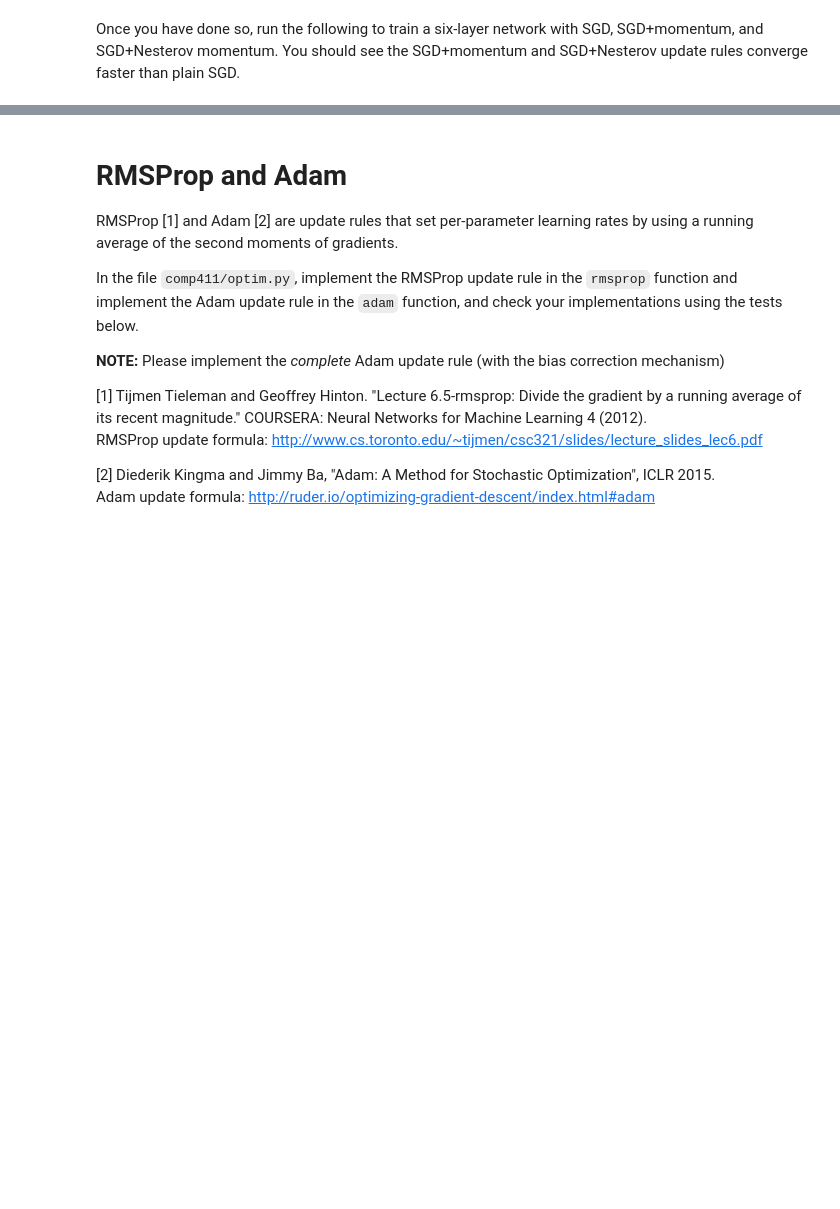
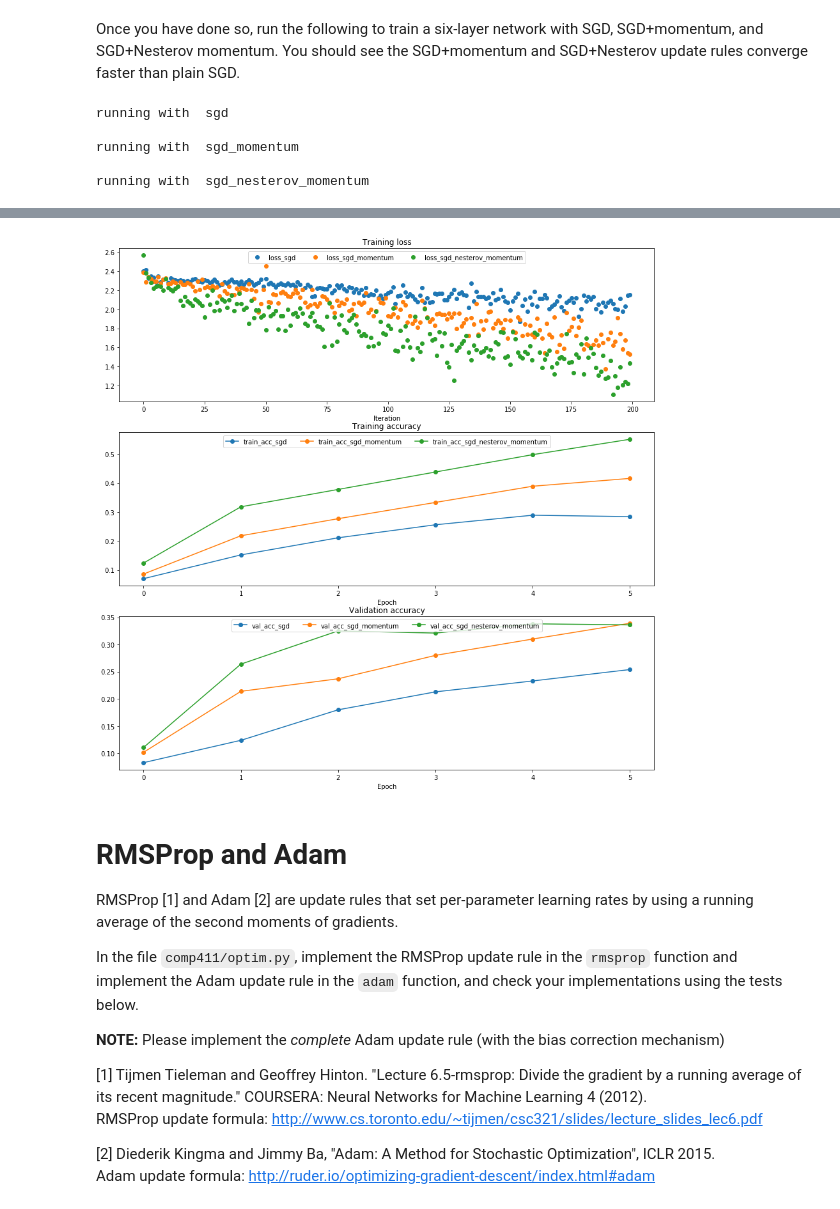
Before and after one commit to firattamur/VisionWithDeepLearning-Assignments, a Jupyter notebook: Assignment-2/FullyConnectedNets.ipynb, the cells around one changed output, grey strips where cells are left out. Saved outputs shown, nothing was run; the diff lists cells and outputs as text; code cells hidden in the pictures; blank space fills up the shorter version.

```diff
--- a/Assignment-2/FullyConnectedNets.ipynb
+++ b/Assignment-2/FullyConnectedNets.ipynb
@@ -639,19 +872,19 @@ small_data = {
 solvers = {}
 
 for update_rule in ['sgd', 'sgd_momentum', 'sgd_nesterov_momentum']:
-  print('running with ', update_rule)
-  model = FullyConnectedNet([100, 100, 100, 100, 100], weight_scale=5e-2)
+    print('running with ', update_rule)
+    model = FullyConnectedNet([100, 100, 100, 100, 100], weight_scale=5e-2)
 
-  solver = Solver(model, small_data,
+    solver = Solver(model, small_data,
                   num_epochs=5, batch_size=100,
                   update_rule=update_rule,
                   optim_config={
                     'learning_rate': 5e-3,
                   },
-                  verbose=True)
-  solvers[update_rule] = solver
-  solver.train()
-  print()
+                  verbose=False)
+    solvers[update_rule] = solver
+    solver.train()
+    print()
 
 plt.subplot(3, 1, 1)
 plt.title('Training loss')
@@ -666,17 +899,24 @@ plt.title('Validation accuracy')
 plt.xlabel('Epoch')
 
 for update_rule, solver in solvers.items():
-  plt.subplot(3, 1, 1)
-  plt.plot(solver.loss_history, 'o', label="loss_%s" % update_rule)
+    plt.subplot(3, 1, 1)
+    plt.plot(solver.loss_history, 'o', label="loss_%s" % update_rule)
 
-  plt.subplot(3, 1, 2)
-  plt.plot(solver.train_acc_history, '-o', label="train_acc_%s" % update_rule)
+    plt.subplot(3, 1, 2)
+    plt.plot(solver.train_acc_history, '-o', label="train_acc_%s" % update_rule)
 
-  plt.subplot(3, 1, 3)
-  plt.plot(solver.val_acc_history, '-o', label="val_acc_%s" % update_rule)
+    plt.subplot(3, 1, 3)
+    plt.plot(solver.val_acc_history, '-o', label="val_acc_%s" % update_rule)
 
 for i in [1, 2, 3]:
-  plt.subplot(3, 1, i)
-  plt.legend(loc='upper center', ncol=4)
+    plt.subplot(3, 1, i)
+    plt.legend(loc='upper center', ncol=4)
+
 plt.gcf().set_size_inches(15, 15)
 plt.show()
+# %% [output]
+running with  sgd
+
+running with  sgd_momentum
+
+running with  sgd_nesterov_momentum
@@ -683,3 +925,4 @@ plt.show()
+[figure, added]
 # %% [markdown]
 # RMSProp and Adam
 RMSProp [1] and Adam [2] are update rules that set per-parameter learning rates by using a running average of the second moments of gradients.
```
Also changed, not shown: parts of 15 cells of this notebook, 8 other files.
